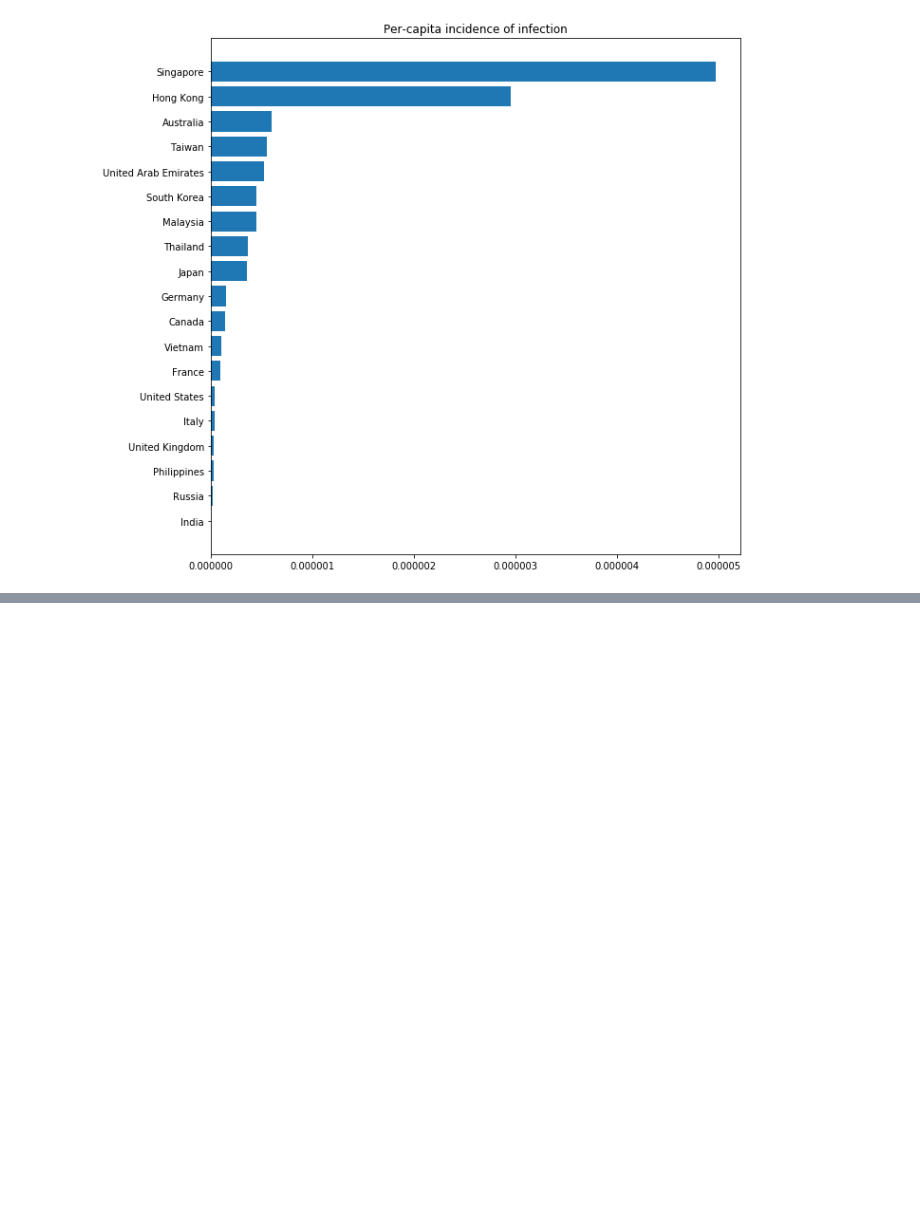
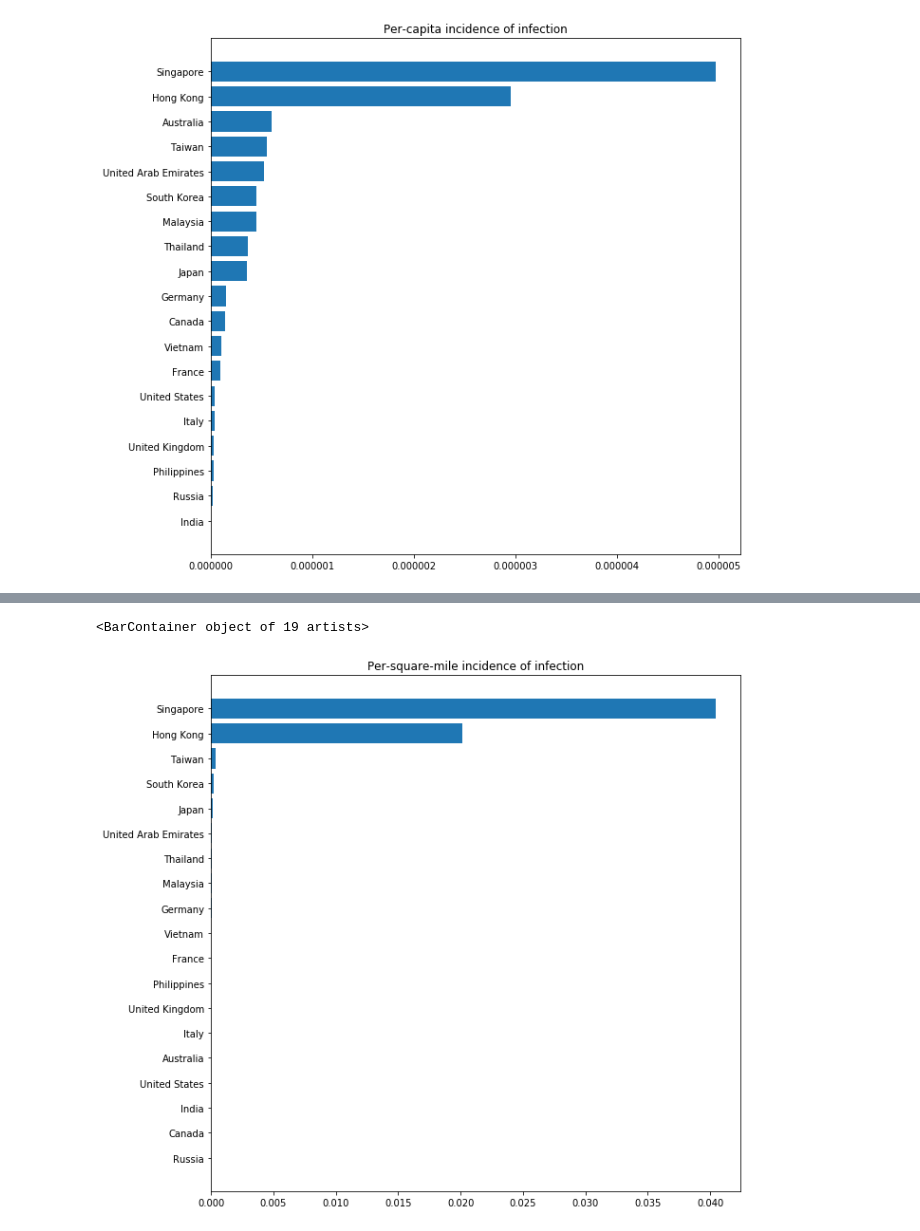
Before and after one commit to ugovaretto/corona, a Jupyter notebook: Corona.ipynb, the cells around one changed output, grey strips where cells are left out. Cells and saved outputs as stored; diff of their text form; code cells hidden in the pictures; blank space fills up the shorter version.

Commit message:
Added analysis of incidence per square mile and vs population density

```diff
--- a/Corona.ipynb
+++ b/Corona.ipynb
@@ -91,0 +96,2 @@ plt.barh(pcs["Country"], pcs["Cases per capita"])
+# %%
+countries = pd.read_csv("countries_ex.csv", decimal=",")
@@ -91,0 +131,3 @@ plt.barh(pcs["Country"], pcs["Cases per capita"])
+# %%
+m2 = pd.merge(cases, countries[["Country","Area (sq. mi.)"]], how='left', left_on=['Country'], \
+             right_on=['Country'])
@@ -91,0 +154,12 @@ plt.barh(pcs["Country"], pcs["Cases per capita"])
+# %%
+per_sq_mi = pd.concat([m2["Country"], m2["Cases"]/m2["Area (sq. mi.)"]], \
+                       axis=1, keys=["Country", "Cases per sq. mi"])
+# %%
+psm = per_sq_mi.sort_values("Cases per sq. mi", ascending=True)
+# %%
+plt.figure(figsize=(10,10))
+plt.title("Per-square-mile incidence of infection")
+plt.barh(psm["Country"], psm["Cases per sq. mi"])
+# %% [output]
+<BarContainer object of 19 artists>
+[figure, added]
```
Also changed, not shown: parts of 16 cells of this notebook, 3 other files.
